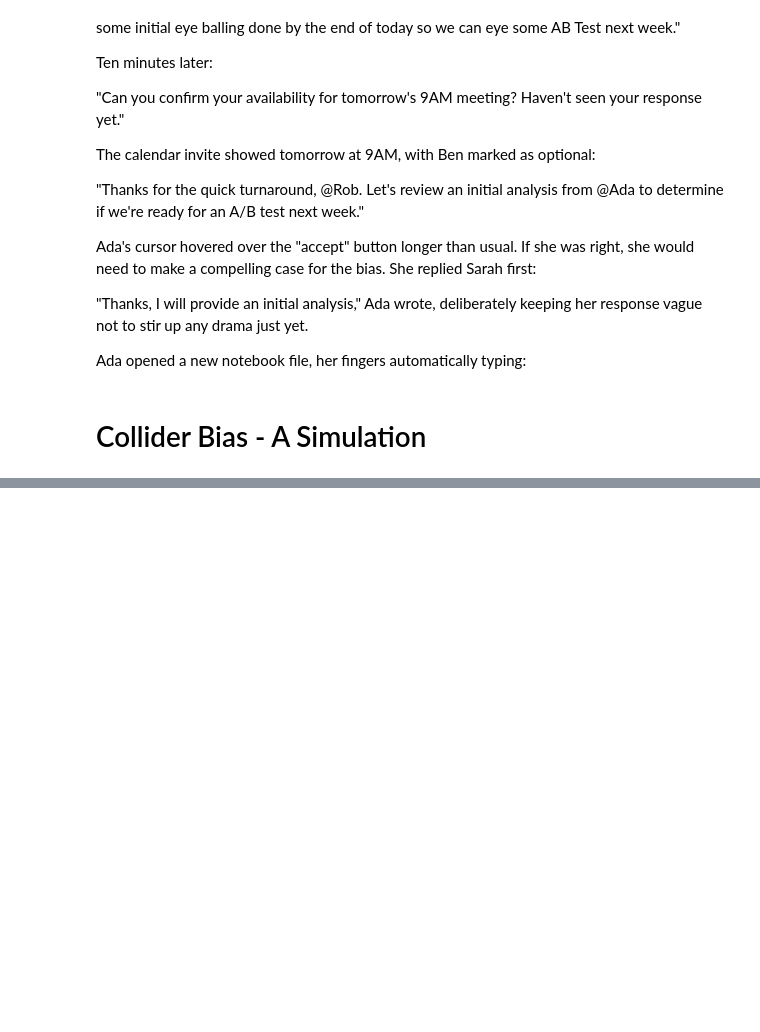
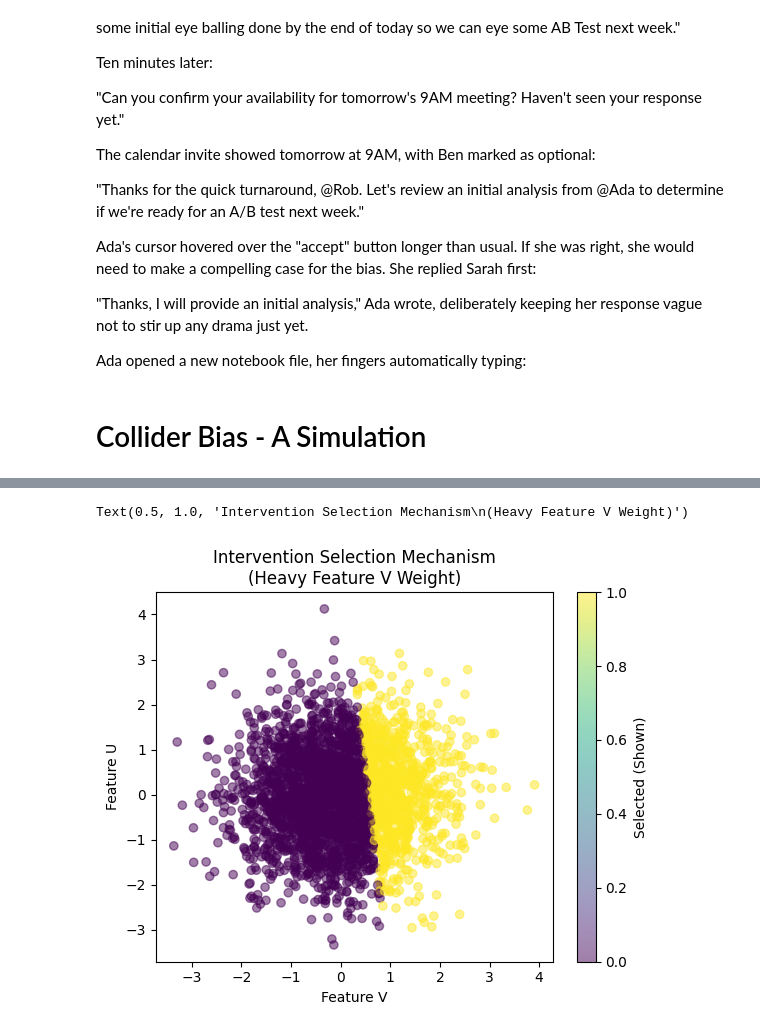
Before and after one commit to StefanSko/CausalShenanigans, a Jupyter notebook: src/curious_tale.ipynb, the cells around one changed output, grey strips where cells are left out. Cells and saved outputs as stored; diff of their text form; code cells hidden in the pictures; blank space fills up the shorter version.

```diff
--- a/src/curious_tale.ipynb
+++ b/src/curious_tale.ipynb
@@ -91,0 +163,16 @@ Ada opened a new notebook file, her fingers automatically typing:
+# %%
+# Simulate intervention: New selection mechanism with different weights
+S_intervention = np.where(0.9 * v + 0.1 * u > 0.5, 1, 0)  # Modified feature weights
+
+# Calculate correlations for intervention dataset
+corr_intervention = stats.pearsonr(v[S_intervention==1], true_matches[S_intervention==1])
+
+
+plt.scatter(v, u, c=S_intervention, cmap='viridis', alpha=0.5)
+plt.colorbar(label='Selected (Shown)')
+plt.xlabel('Feature V')
+plt.ylabel('Feature U')
+plt.title('Intervention Selection Mechanism\n(Heavy Feature V Weight)')
+# %% [output]
+Text(0.5, 1.0, 'Intervention Selection Mechanism\n(Heavy Feature V Weight)')
+[figure, added]
```
Also changed, not shown: parts of 14 cells of this notebook, 1 other file.
